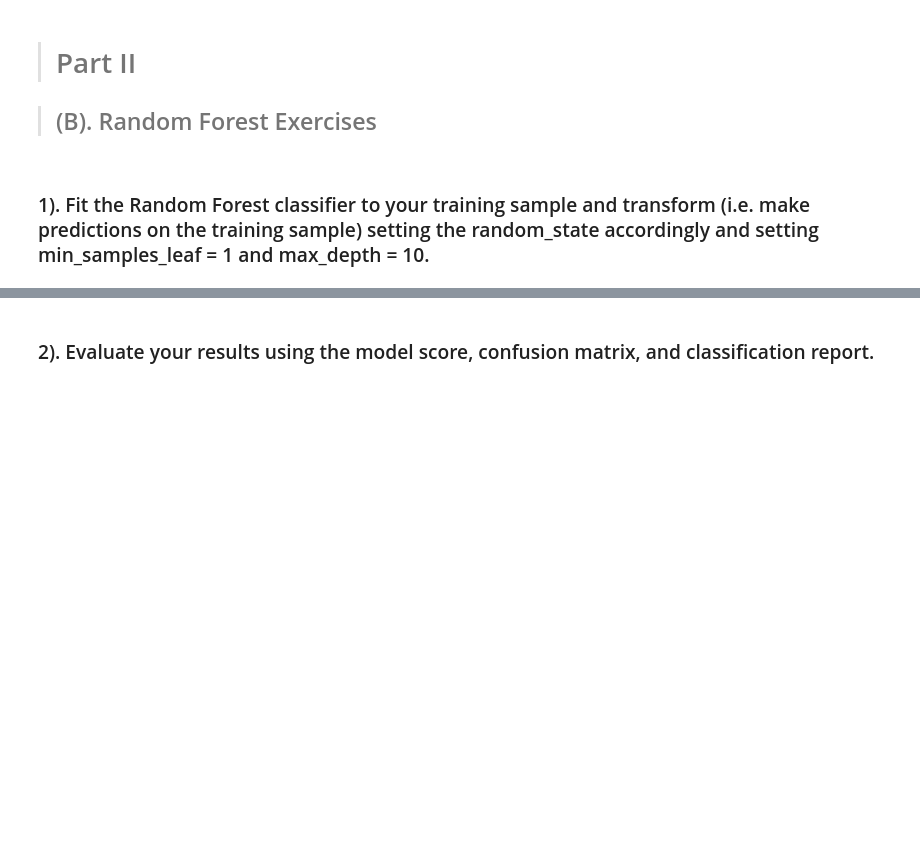
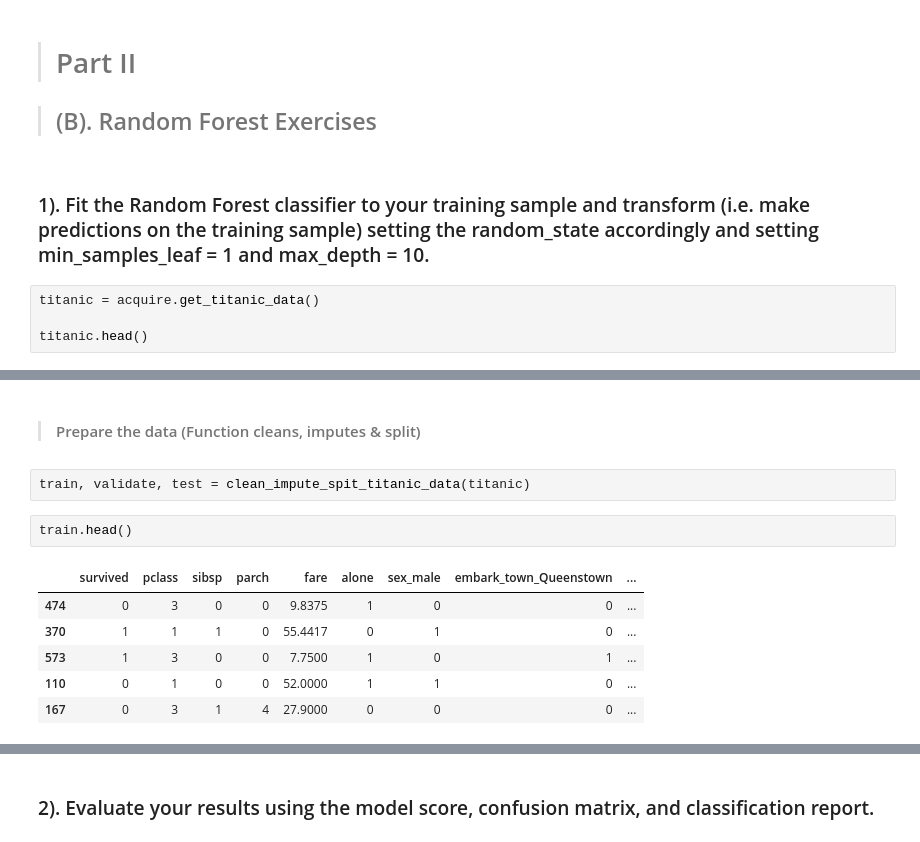
Before and after one commit to stephenkipkurui/regression-exercises, a Jupyter notebook: model.ipynb, the cells around one changed output, grey strips where cells are left out. Saved outputs shown, nothing was run; the diff lists cells and outputs as text; blank space fills up the shorter version.

```diff
--- a/model.ipynb
+++ b/model.ipynb
@@ -454,3 +454,7 @@ graph.render('titanic_model_2_tree', view=True)
 >
 # %% [markdown]
 ### 1). Fit the Random Forest classifier to your training sample and transform (i.e. make predictions on the training sample) setting the random_state accordingly and setting min_samples_leaf = 1 and max_depth = 10.
+# %%
+titanic = acquire.get_titanic_data()
+
+titanic.head()
@@ -456,0 +468,13 @@ graph.render('titanic_model_2_tree', view=True)
+# %% [markdown]
+> #### Prepare the data (Function cleans, imputes & split)
+# %%
+train, validate, test = clean_impute_spit_titanic_data(titanic)
+# %%
+train.head()
+# %% [output]
+|  | survived | pclass | sibsp | parch | fare | alone | sex_male | embark_town_Queenstown | ... |
+| 474 | 0 | 3 | 0 | 0 | 9.8375 | 1 | 0 | 0 | ... |
+| 370 | 1 | 1 | 1 | 0 | 55.4417 | 0 | 1 | 0 | ... |
+| 573 | 1 | 3 | 0 | 0 | 7.7500 | 1 | 0 | 1 | ... |
+| 110 | 0 | 1 | 0 | 0 | 52.0000 | 1 | 1 | 0 | ... |
+| 167 | 0 | 3 | 1 | 4 | 27.9000 | 0 | 0 | 0 | ... |
```
Also changed, not shown: parts of 42 cells of this notebook.
